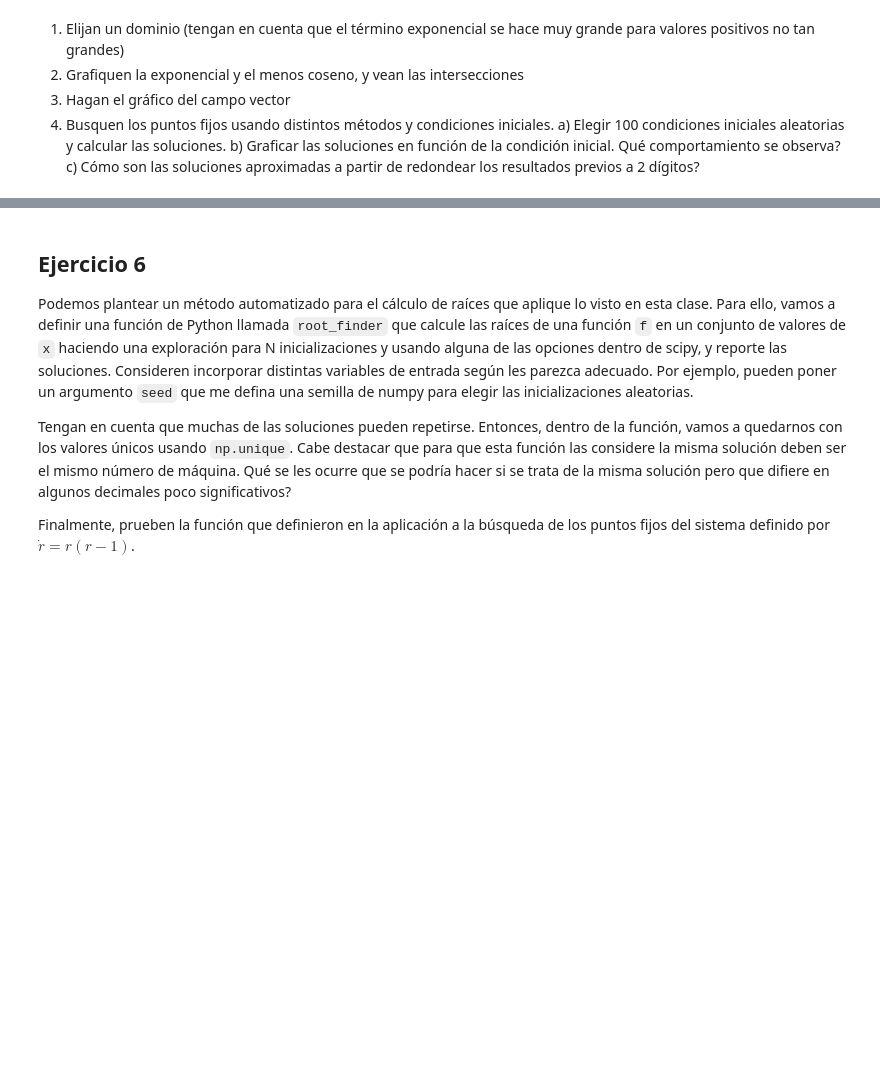
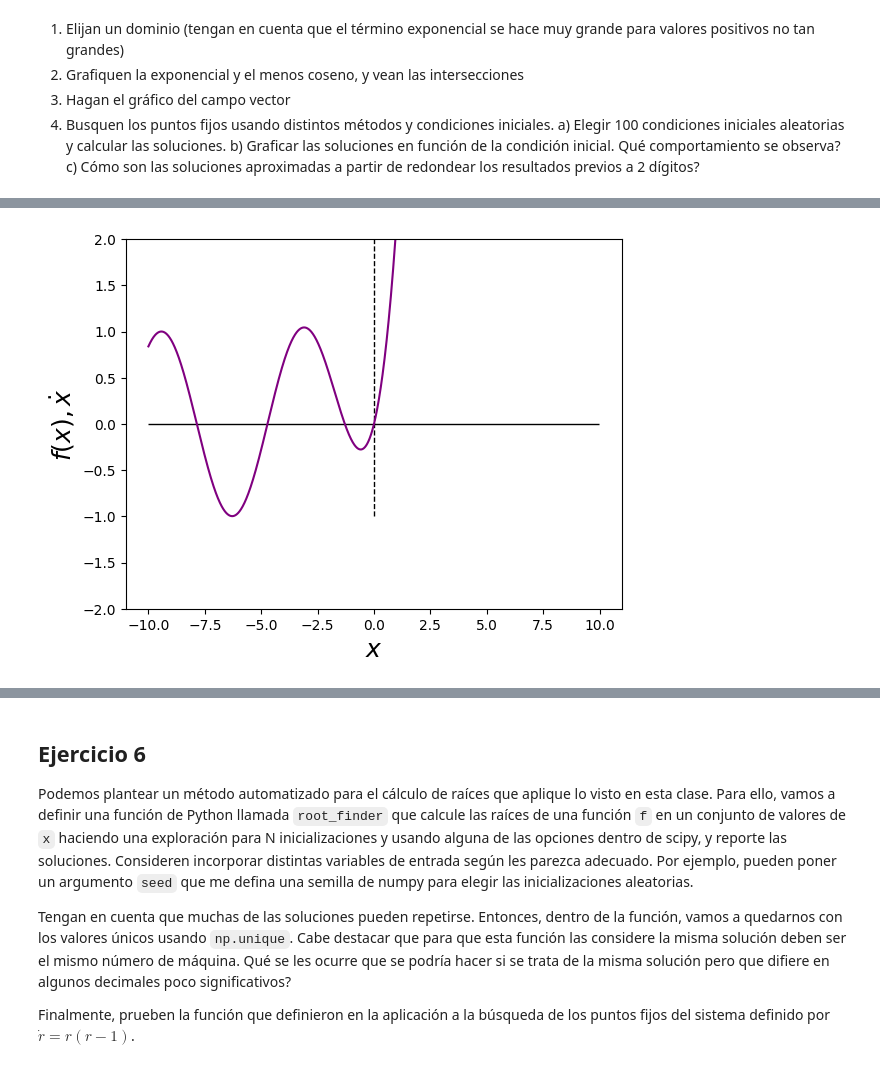
Before and after one commit to xGiannis/IntroModeladoContinuo, a Jupyter notebook: Colabs/nb01_Raices.ipynb, the cells around one changed output, grey strips where cells are left out. Saved outputs shown, nothing was run; the diff lists cells and outputs as text; code cells hidden in the pictures; blank space fills up the shorter version.

```diff
--- a/Colabs/nb01_Raices.ipynb
+++ b/Colabs/nb01_Raices.ipynb
@@ -620,0 +799,14 @@ campovectorprima_1e = lambda x: np.exp(x) + np.sin(x)
+# %%
+# # # Definimos el dominio, evaluamos el campo vector, y graficamos
+# # # Podemos probar con distintos dominios para ver el comportamiento general del campo vector
+x = np.arange(-10, 10, 0.01)
+y = campovector_1e(x)
+plt.vlines(0, ymin=y.min(), ymax=y.max(), colors='k', ls='--', lw=1)
+plt.hlines(0, xmin=x.min(), xmax=x.max(), colors='k', ls='-', lw=1)
+plt.plot(x, y,color="purple")
+plt.xlabel('$x$', fontsize=18)
+plt.ylabel('$f(x), \dot{x}$', fontsize=18)
+plt.ylim(-2, 2)
+plt.show()
+# %% [output]
+[figure, added]
```
Also changed, not shown: parts of 35 cells of this notebook.
